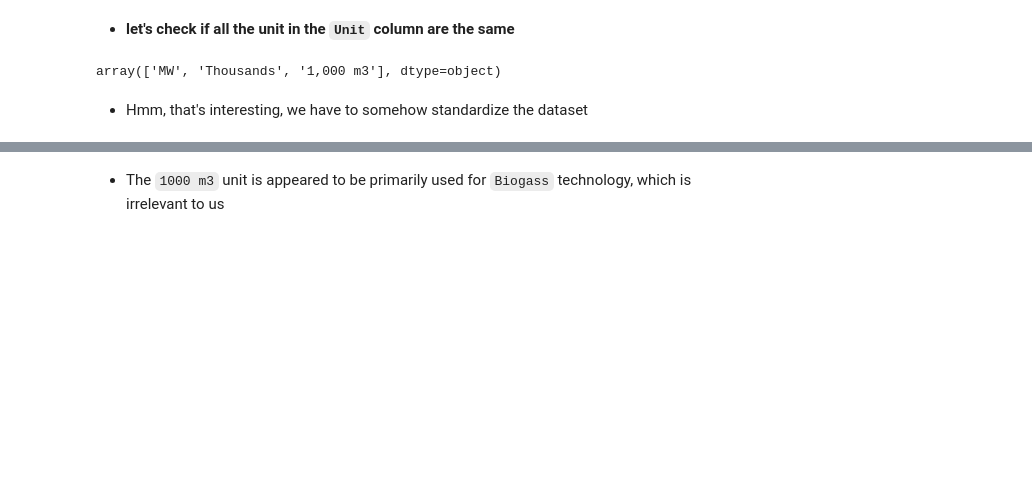
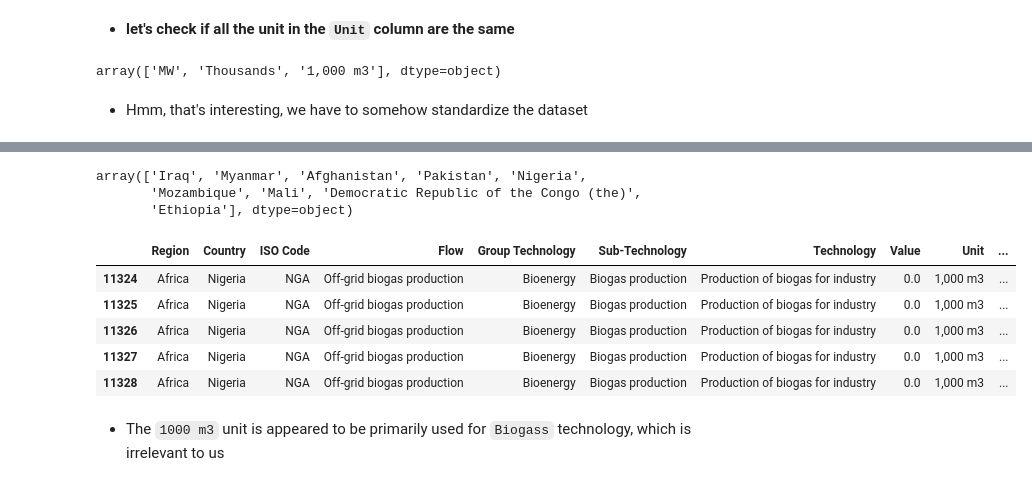
Before and after one commit to MIT-Emerging-Talent/ET6-CDSP-group-08-repo, a Jupyter notebook: 2_data_preparation/IRENA_OFG_cleaned.ipynb, the cells around one changed output, grey strips where cells are left out. Drawn from its saved outputs; the diff is of its cells as text; code cells hidden in the pictures; blank space fills up the shorter version.

```diff
--- a/2_data_preparation/IRENA_OFG_cleaned.ipynb
+++ b/2_data_preparation/IRENA_OFG_cleaned.ipynb
@@ -194,3 +188,21 @@ df2[df2["Unit"] == "1,000 m3"]
+# %%
+conflict_m3 = df2[
+    (df2["Country"].isin(conflict_countries)) & (df2["Unit"] == "1,000 m3")]
+Countries_value_bigger_zero = conflict_m3[conflict_m3["Value"] > 0]["Country"].unique()
+Countries_value_bigger_zero
+# %% [output]
+array(['Iraq', 'Myanmar', 'Afghanistan', 'Pakistan', 'Nigeria',
+       'Mozambique', 'Mali', 'Democratic Republic of the Congo (the)',
+       'Ethiopia'], dtype=object)
+# %%
+conflict_m3.head()
+# %% [output]
+|  | Region | Country | ISO Code | Flow | Group Technology | Sub-Technology | Technology | Value | Unit | ... |
+| 11324 | Africa | Nigeria | NGA | Off-grid biogas production | Bioenergy | Biogas production | Production of biogas for industry | 0.0 | 1,000 m3 | ... |
+| 11325 | Africa | Nigeria | NGA | Off-grid biogas production | Bioenergy | Biogas production | Production of biogas for industry | 0.0 | 1,000 m3 | ... |
+| 11326 | Africa | Nigeria | NGA | Off-grid biogas production | Bioenergy | Biogas production | Production of biogas for industry | 0.0 | 1,000 m3 | ... |
+| 11327 | Africa | Nigeria | NGA | Off-grid biogas production | Bioenergy | Biogas production | Production of biogas for industry | 0.0 | 1,000 m3 | ... |
+| 11328 | Africa | Nigeria | NGA | Off-grid biogas production | Bioenergy | Biogas production | Production of biogas for industry | 0.0 | 1,000 m3 | ... |
 # %% [markdown]
 - The `1000 m3` unit is appeared to be primarily used for `Biogass` technology, which is irrelevant to us
 # %%
```
Also changed, not shown: parts of 19 cells of this notebook, 6 other files.
